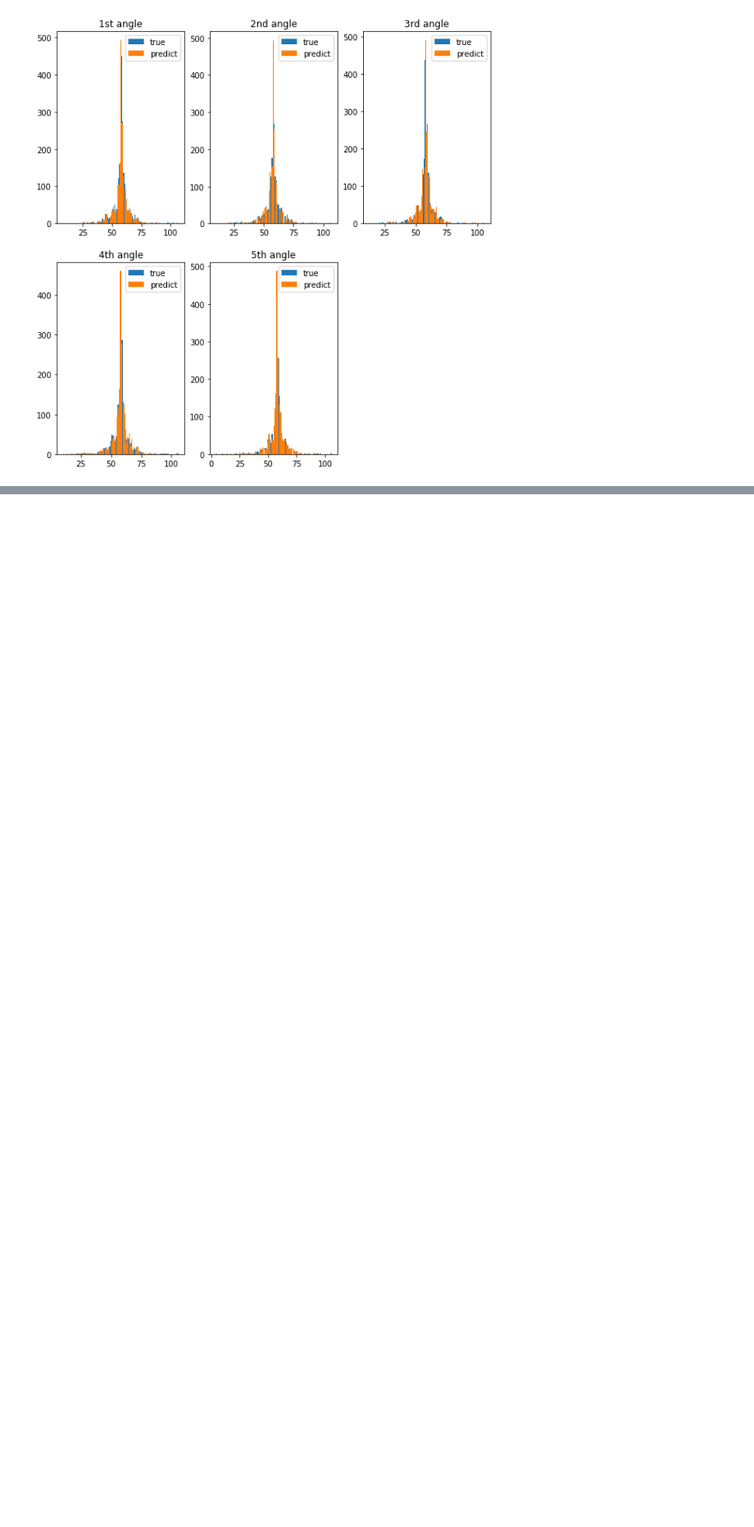
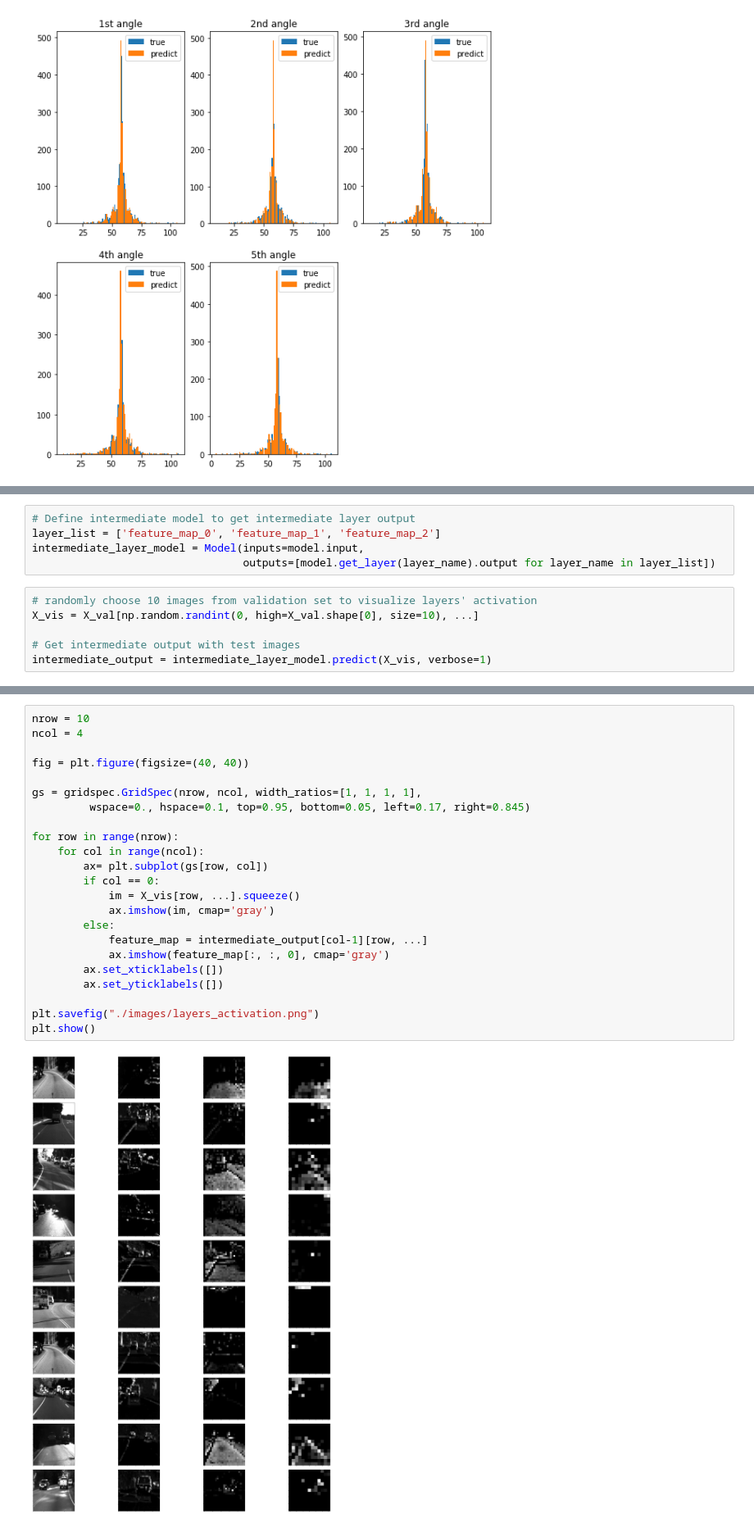
Before and after one commit to quan-dao/ECN-E2E, a Jupyter notebook: checkout_model_performance.ipynb, the cells around one changed output, grey strips where cells are left out. Shown at 82% size. Cells and saved outputs as stored; diff of their text form; blank space fills up the shorter version.

Commit message:
Fin model performance

```diff
--- a/checkout_model_performance.ipynb
+++ b/checkout_model_performance.ipynb
@@ -174,0 +185,11 @@ plt.show()
+# %%
+# Define intermediate model to get intermediate layer output
+layer_list = ['feature_map_0', 'feature_map_1', 'feature_map_2']
+intermediate_layer_model = Model(inputs=model.input,
+                                 outputs=[model.get_layer(layer_name).output for layer_name in layer_list])
+# %%
+# randomly choose 10 images from validation set to visualize layers' activation
+X_vis = X_val[np.random.randint(0, high=X_val.shape[0], size=10), ...]
+
+# Get intermediate output with test images
+intermediate_output = intermediate_layer_model.predict(X_vis, verbose=1)
@@ -174,0 +204,25 @@ plt.show()
+# %%
+nrow = 10
+ncol = 4
+
+fig = plt.figure(figsize=(40, 40))
+
+gs = gridspec.GridSpec(nrow, ncol, width_ratios=[1, 1, 1, 1],
+         wspace=0., hspace=0.1, top=0.95, bottom=0.05, left=0.17, right=0.845)
+
+for row in range(nrow):
+    for col in range(ncol):
+        ax= plt.subplot(gs[row, col])
+        if col == 0:
+            im = X_vis[row, ...].squeeze()
+            ax.imshow(im, cmap='gray')
+        else:
+            feature_map = intermediate_output[col-1][row, ...]
+            ax.imshow(feature_map[:, :, 0], cmap='gray')
+        ax.set_xticklabels([])
+        ax.set_yticklabels([])
+
+plt.savefig("./images/layers_activation.png")
+plt.show()
+# %% [output]
+[figure, added]
```
Also changed, not shown: parts of 12 cells of this notebook.
